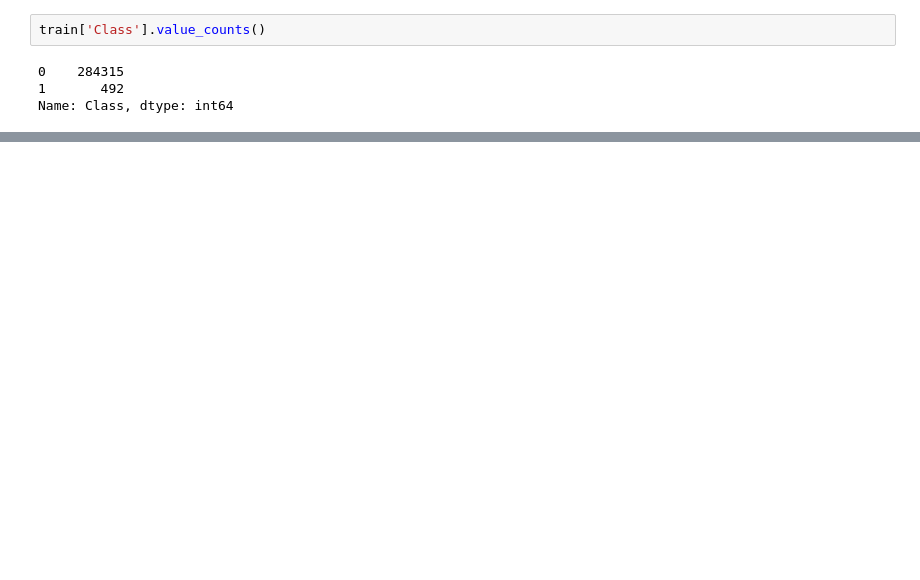
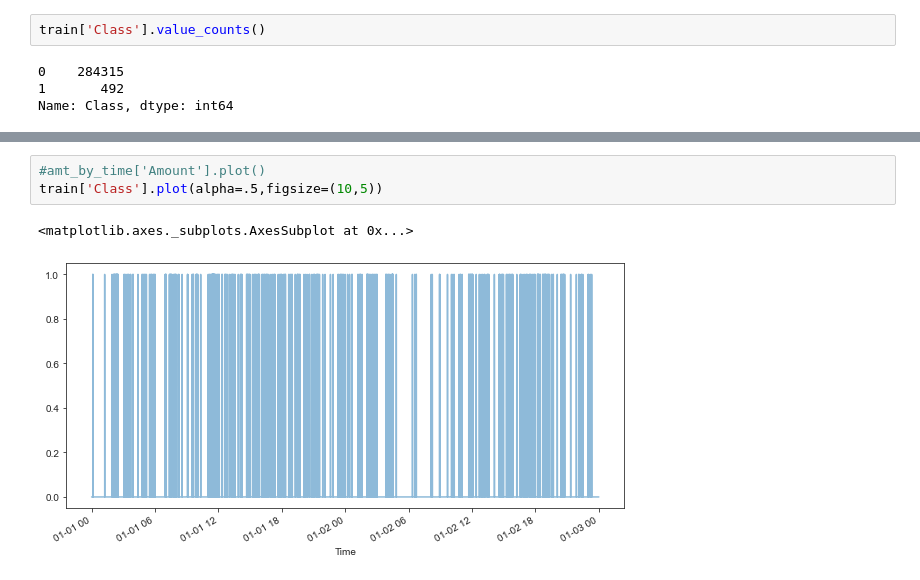
Before and after one commit to sumedhmanwar/Credit-Card-Fraud-Detection, a Jupyter notebook: NB.ipynb, the cells around one changed output, grey strips where cells are left out. Drawn from its saved outputs; the diff is of its cells as text; blank space fills up the shorter version.

```diff
--- a/NB.ipynb
+++ b/NB.ipynb
@@ -71,0 +50,6 @@ ValueError: view limit minimum -35958.248581018524 is less than 1 and is an inva
+# %%
+#amt_by_time['Amount'].plot()
+train['Class'].plot(alpha=.5,figsize=(10,5))
+# %% [output]
+<matplotlib.axes._subplots.AxesSubplot at 0x...>
+[figure, added]
```
Also changed, not shown: parts of 11 cells of this notebook.
